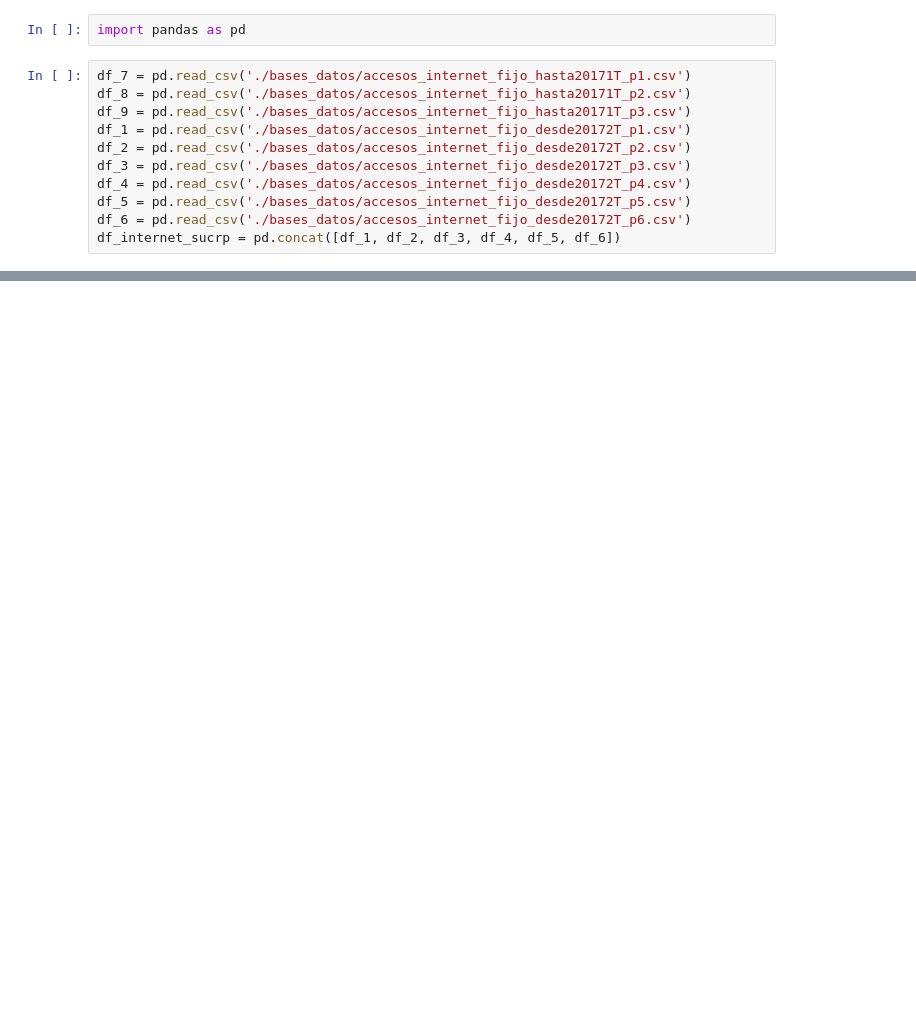
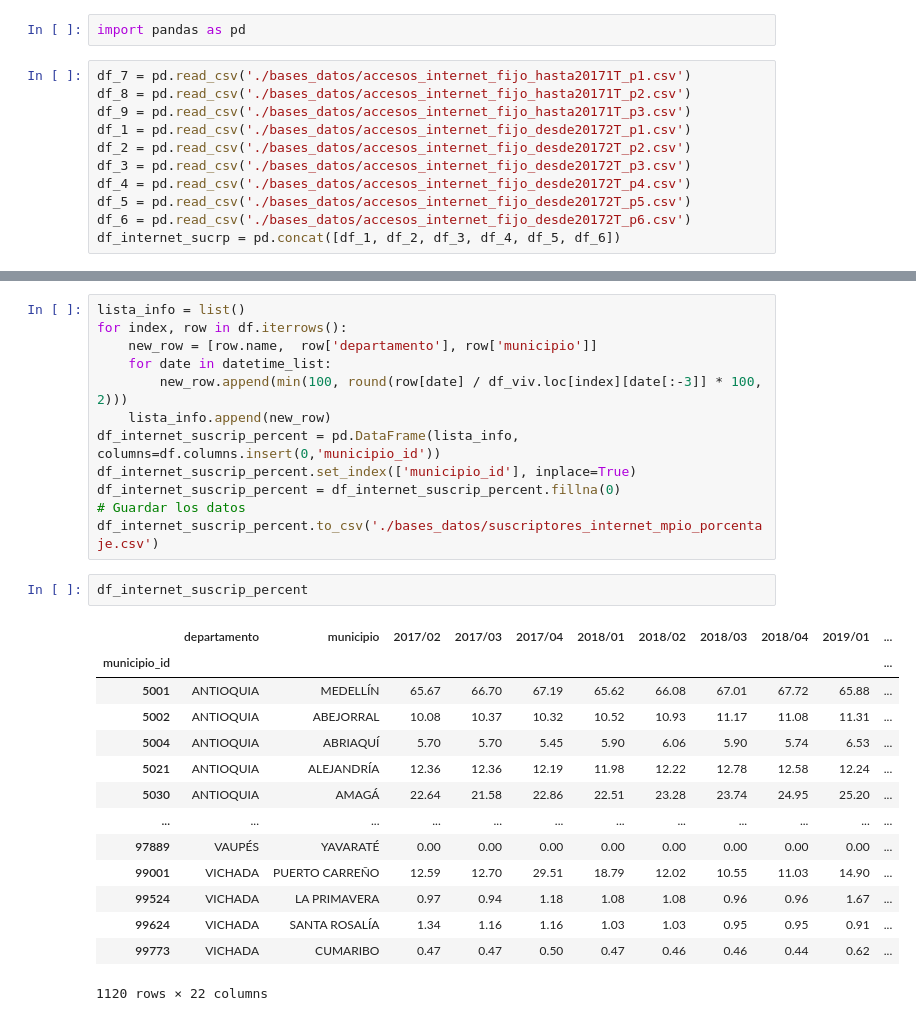
Before and after one commit to caramirezs/DataJam2022, a Jupyter notebook: Internet_suscr.ipynb, the cells around one changed output, grey strips where cells are left out. Cells and saved outputs as stored; diff of their text form; blank space fills up the shorter version.

```diff
--- a/Internet_suscr.ipynb
+++ b/Internet_suscr.ipynb
@@ -174,0 +183,29 @@ plt.show()
+# %%
+lista_info = list()
+for index, row in df.iterrows():
+    new_row = [row.name,  row['departamento'], row['municipio']]
+    for date in datetime_list:
+        new_row.append(min(100, round(row[date] / df_viv.loc[index][date[:-3]] * 100, 2)))
+    lista_info.append(new_row)
+df_internet_suscrip_percent = pd.DataFrame(lista_info, columns=df.columns.insert(0,'municipio_id'))
+df_internet_suscrip_percent.set_index(['municipio_id'], inplace=True)
+df_internet_suscrip_percent = df_internet_suscrip_percent.fillna(0)
+# Guardar los datos
+df_internet_suscrip_percent.to_csv('./bases_datos/suscriptores_internet_mpio_porcentaje.csv')
+# %%
+df_internet_suscrip_percent
+# %% [output]
+|  | departamento | municipio | 2017/02 | 2017/03 | 2017/04 | 2018/01 | 2018/02 | 2018/03 | 2018/04 | 2019/01 | ... |
+| municipio_id |  |  |  |  |  |  |  |  |  |  | ... |
+| 5001 | ANTIOQUIA | MEDELLÍN | 65.67 | 66.70 | 67.19 | 65.62 | 66.08 | 67.01 | 67.72 | 65.88 | ... |
+| 5002 | ANTIOQUIA | ABEJORRAL | 10.08 | 10.37 | 10.32 | 10.52 | 10.93 | 11.17 | 11.08 | 11.31 | ... |
+| 5004 | ANTIOQUIA | ABRIAQUÍ | 5.70 | 5.70 | 5.45 | 5.90 | 6.06 | 5.90 | 5.74 | 6.53 | ... |
+| 5021 | ANTIOQUIA | ALEJANDRÍA | 12.36 | 12.36 | 12.19 | 11.98 | 12.22 | 12.78 | 12.58 | 12.24 | ... |
+| 5030 | ANTIOQUIA | AMAGÁ | 22.64 | 21.58 | 22.86 | 22.51 | 23.28 | 23.74 | 24.95 | 25.20 | ... |
+| ... | ... | ... | ... | ... | ... | ... | ... | ... | ... | ... | ... |
+| 97889 | VAUPÉS | YAVARATÉ | 0.00 | 0.00 | 0.00 | 0.00 | 0.00 | 0.00 | 0.00 | 0.00 | ... |
+| 99001 | VICHADA | PUERTO CARREÑO | 12.59 | 12.70 | 29.51 | 18.79 | 12.02 | 10.55 | 11.03 | 14.90 | ... |
+| 99524 | VICHADA | LA PRIMAVERA | 0.97 | 0.94 | 1.18 | 1.08 | 1.08 | 0.96 | 0.96 | 1.67 | ... |
+| 99624 | VICHADA | SANTA ROSALÍA | 1.34 | 1.16 | 1.16 | 1.03 | 1.03 | 0.95 | 0.95 | 0.91 | ... |
+| 99773 | VICHADA | CUMARIBO | 0.47 | 0.47 | 0.50 | 0.47 | 0.46 | 0.46 | 0.44 | 0.62 | ... |
+1120 rows × 22 columns
```
Also changed, not shown: parts of 23 cells of this notebook, 11 other files.
